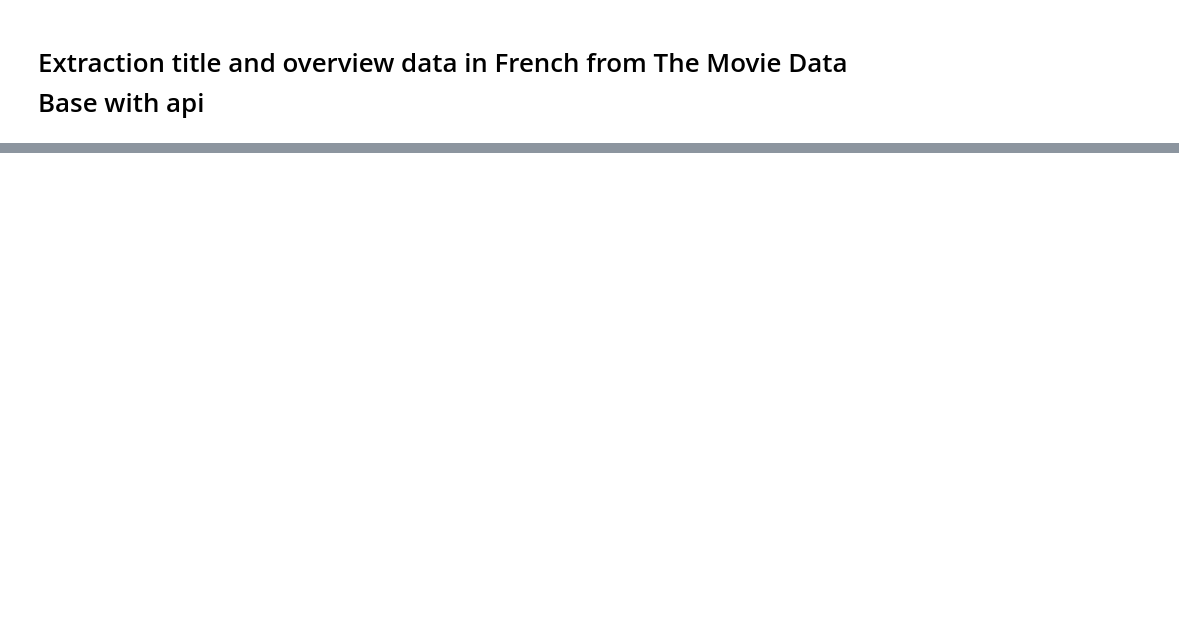
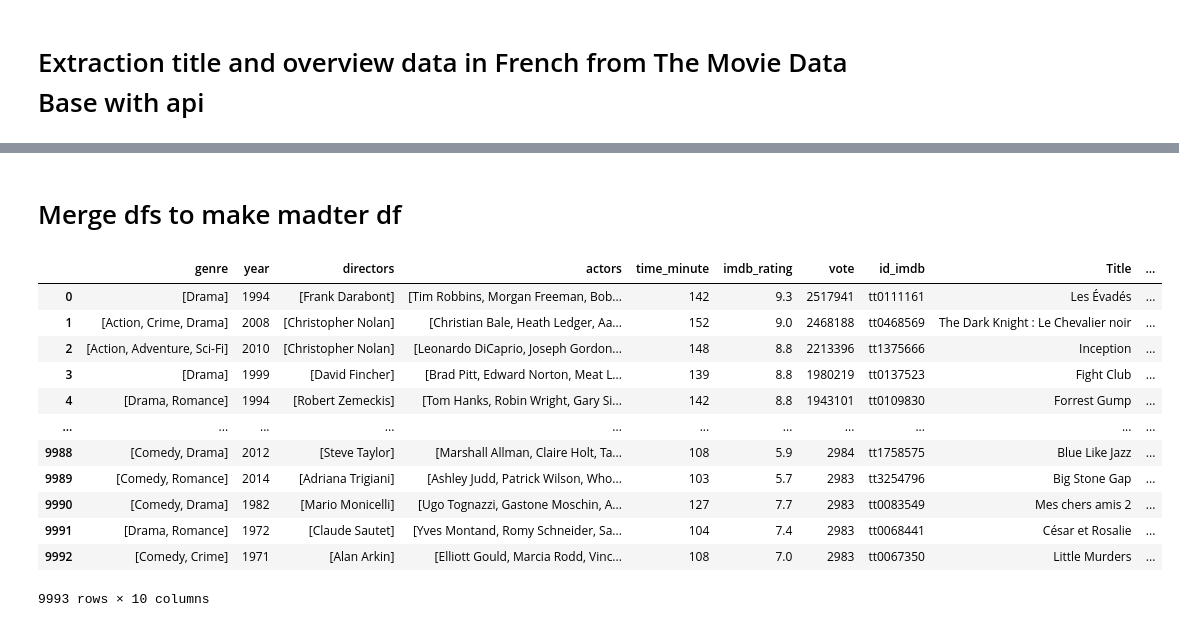
Before and after one commit to jimi-117/fil_rouge, a Jupyter notebook: fil_rouge.ipynb, the cells around one changed output, grey strips where cells are left out. Cells and saved outputs as stored; diff of their text form; code cells hidden in the pictures; blank space fills up the shorter version.

```diff
--- a/fil_rouge.ipynb
+++ b/fil_rouge.ipynb
@@ -159,2 +163,4 @@ list_id = df_1["id_imdb"].to_list()
 # %% [markdown]
 # Extraction title and overview data in French from The Movie Data Base with api
+# %%
+api_key = os.getenv("API_KEY_TMDB")
@@ -160,0 +245,17 @@ list_id = df_1["id_imdb"].to_list()
+# %%
+movie_id = []
+titles = []
+descriptions = []
+
+for id in list_id:
+    result = extraction_tmdb(id)
+    if result is not None:
+        movie_id.append(id)
+        titles.append(result.get("title"))
+        descriptions.append(result.get("overview"))
+
+result_dict = {
+    "Id" : movie_id,
+    "Title" : titles,
+    "Description" : descriptions
+}
@@ -160,0 +265,4 @@ list_id = df_1["id_imdb"].to_list()
+# %%
+
+df_movies_fr = pd.DataFrame(result_dict)
+df_movies_fr
@@ -160,0 +296,4 @@ list_id = df_1["id_imdb"].to_list()
+# %%
+
+df_movies_fr.rename(columns = {"Id": "id_imdb"}, inplace = True)
+df_movies_fr
@@ -160,0 +314,19 @@ list_id = df_1["id_imdb"].to_list()
+# %% [markdown]
+# Merge dfs to make madter df
+# %%
+df_master = df_1.merge(df_movies_fr, on="id_imdb", how="inner")
+df_master
+# %% [output]
+|  | genre | year | directors | actors | time_minute | imdb_rating | vote | id_imdb | Title | ... |
+| 0 | [Drama] | 1994 | [Frank Darabont] | [Tim Robbins, Morgan Freeman, Bob... | 142 | 9.3 | 2517941 | tt0111161 | Les Évadés | ... |
+| 1 | [Action, Crime, Drama] | 2008 | [Christopher Nolan] | [Christian Bale, Heath Ledger, Aa... | 152 | 9.0 | 2468188 | tt0468569 | The Dark Knight : Le Chevalier noir | ... |
+| 2 | [Action, Adventure, Sci-Fi] | 2010 | [Christopher Nolan] | [Leonardo DiCaprio, Joseph Gordon... | 148 | 8.8 | 2213396 | tt1375666 | Inception | ... |
+| 3 | [Drama] | 1999 | [David Fincher] | [Brad Pitt, Edward Norton, Meat L... | 139 | 8.8 | 1980219 | tt0137523 | Fight Club | ... |
+| 4 | [Drama, Romance] | 1994 | [Robert Zemeckis] | [Tom Hanks, Robin Wright, Gary Si... | 142 | 8.8 | 1943101 | tt0109830 | Forrest Gump | ... |
+| ... | ... | ... | ... | ... | ... | ... | ... | ... | ... | ... |
+| 9988 | [Comedy, Drama] | 2012 | [Steve Taylor] | [Marshall Allman, Claire Holt, Ta... | 108 | 5.9 | 2984 | tt1758575 | Blue Like Jazz | ... |
+| 9989 | [Comedy, Romance] | 2014 | [Adriana Trigiani] | [Ashley Judd, Patrick Wilson, Who... | 103 | 5.7 | 2983 | tt3254796 | Big Stone Gap | ... |
+| 9990 | [Comedy, Drama] | 1982 | [Mario Monicelli] | [Ugo Tognazzi, Gastone Moschin, A... | 127 | 7.7 | 2983 | tt0083549 | Mes chers amis 2 | ... |
+| 9991 | [Drama, Romance] | 1972 | [Claude Sautet] | [Yves Montand, Romy Schneider, Sa... | 104 | 7.4 | 2983 | tt0068441 | César et Rosalie | ... |
+| 9992 | [Comedy, Crime] | 1971 | [Alan Arkin] | [Elliott Gould, Marcia Rodd, Vinc... | 108 | 7.0 | 2983 | tt0067350 | Little Murders | ... |
+9993 rows × 10 columns
```
Also changed, not shown: parts of 12 cells of this notebook.
